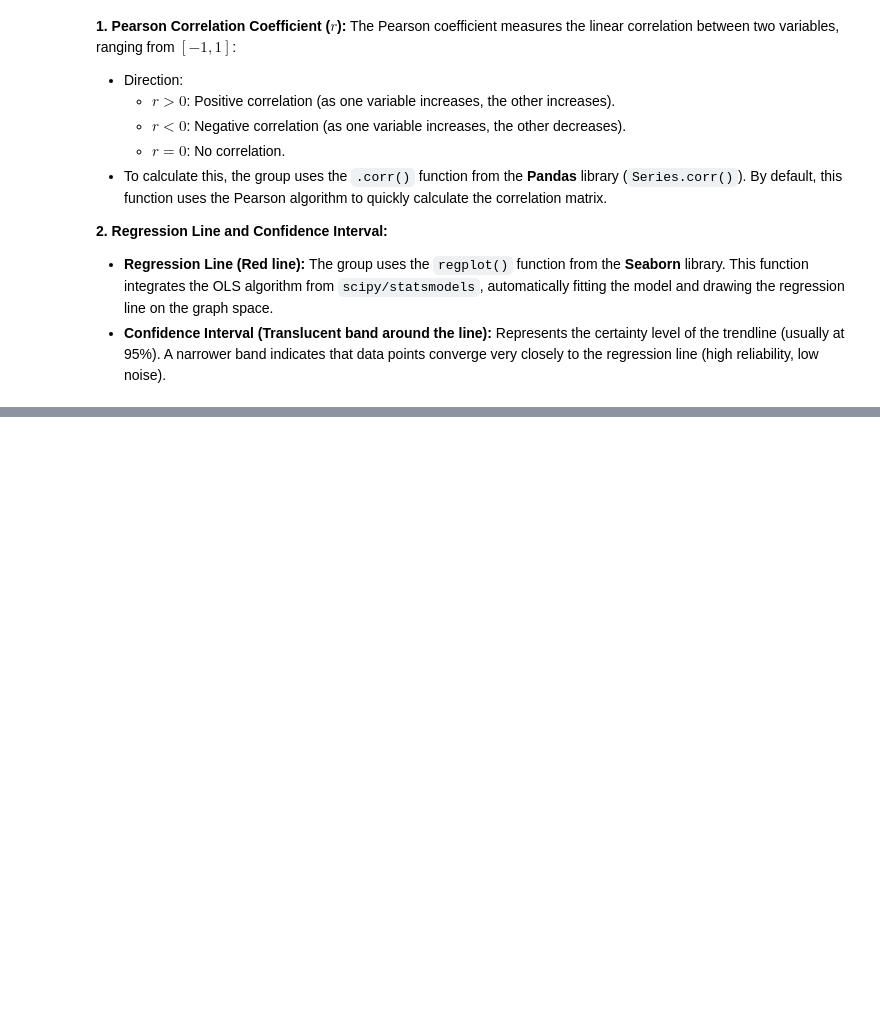
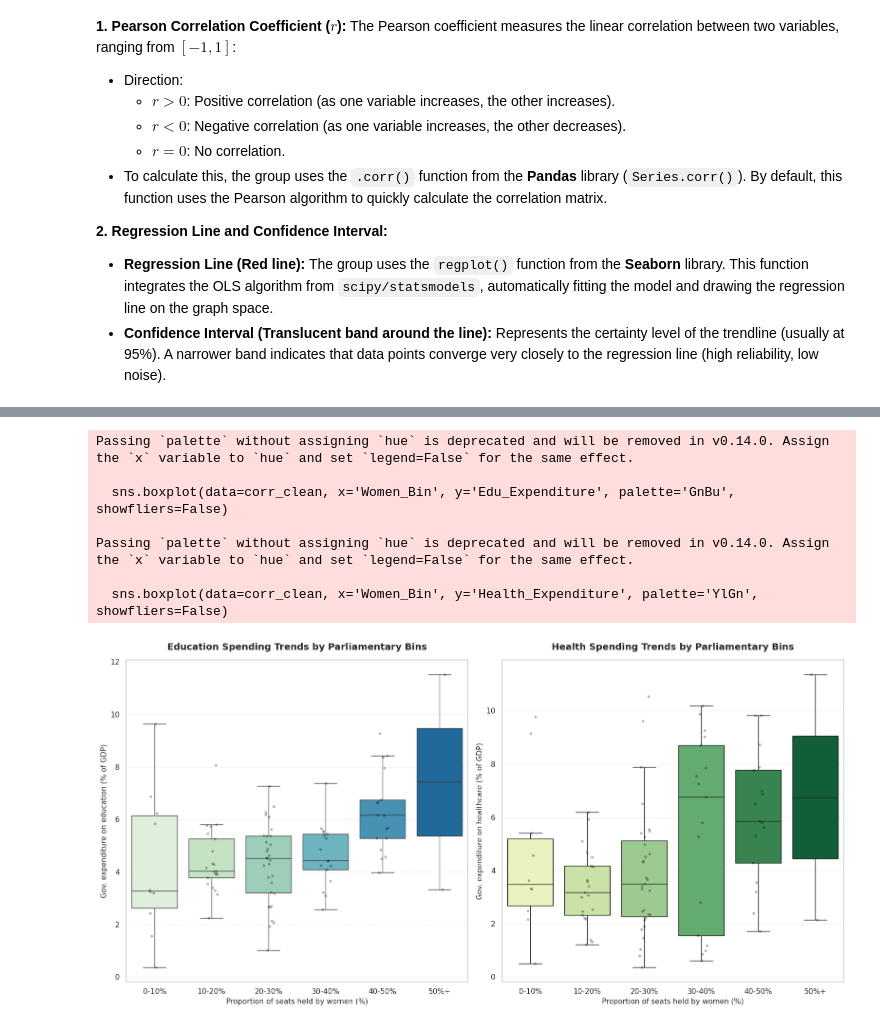
Before and after one commit to n3sfan/DataVis-Lab2, a Jupyter notebook: Notebook/ak_eng.ipynb, the cells around one changed output, grey strips where cells are left out. Drawn from its saved outputs; the diff is of its cells as text; code cells hidden in the pictures; blank space fills up the shorter version.

```diff
--- a/Notebook/ak_eng.ipynb
+++ b/Notebook/ak_eng.ipynb
@@ -437,3 +431,45 @@ plt.show()
+# %%
+# === CHART 2.1: BINNED BOX PLOTS (DYNAMIZING CORRELATION) ===
+import matplotlib.pyplot as plt
+import seaborn as sns
+import pandas as pd
+
+# Binning 'Women_in_Parliament' into 10% ranges (0-10, 10-20, ..., 50%+)
+bins = [0, 10, 20, 30, 40, 50, 100]
+labels = ['0-10%', '10-20%', '20-30%', '30-40%', '40-50%', '50%+']
+corr_clean['Women_Bin'] = pd.cut(corr_clean['Women_in_Parliament'], bins=bins, labels=labels)
+
+plt.figure(figsize=(16, 8))
+
+# Plot 1: Education Expenditure Distribution by Bin
+plt.subplot(1, 2, 1)
+sns.boxplot(data=corr_clean, x='Women_Bin', y='Edu_Expenditure', palette='GnBu', showfliers=False)
+sns.stripplot(data=corr_clean, x='Women_Bin', y='Edu_Expenditure', color='black', alpha=0.3, size=4, jitter=True)
+plt.title('Education Spending Trends by Parliamentary Bins', fontsize=14, fontweight='bold', pad=15)
+plt.xlabel('Proportion of seats held by women (%)', fontsize=11)
+plt.ylabel('Gov. expenditure on education (% of GDP)', fontsize=11)
+plt.grid(axis='y', linestyle='--', alpha=0.4)
+
+# Plot 2: Healthcare Expenditure Distribution by Bin
+plt.subplot(1, 2, 2)
+sns.boxplot(data=corr_clean, x='Women_Bin', y='Health_Expenditure', palette='YlGn', showfliers=False)
+sns.stripplot(data=corr_clean, x='Women_Bin', y='Health_Expenditure', color='black', alpha=0.3, size=4, jitter=True)
+plt.title('Health Spending Trends by Parliamentary Bins', fontsize=14, fontweight='bold', pad=15)
+plt.xlabel('Proportion of seats held by women (%)', fontsize=11)
+plt.ylabel('Gov. expenditure on healthcare (% of GDP)', fontsize=11)
+plt.grid(axis='y', linestyle='--', alpha=0.4)
+
+plt.tight_layout()
+plt.show()
+# %% [output]
+Passing `palette` without assigning `hue` is deprecated and will be removed in v0.14.0. Assign the `x` variable to `hue` and set `legend=False` for the same effect.
+
+  sns.boxplot(data=corr_clean, x='Women_Bin', y='Edu_Expenditure', palette='GnBu', showfliers=False)
+
+Passing `palette` without assigning `hue` is deprecated and will be removed in v0.14.0. Assign the `x` variable to `hue` and set `legend=False` for the same effect.
+
+  sns.boxplot(data=corr_clean, x='Women_Bin', y='Health_Expenditure', palette='YlGn', showfliers=False)
+[figure, added]
 # %% [markdown]
 Based on the 2 scatter plots and regression lines (red) above, our group extracts the following analysis:
 * Both plots feature an upward-sloping trendline, and the Pearson coefficients are positive (0.37 and 0.33, respectively), meaning **a positive correlation trend exists**. This initially reinforces the hypothesis: *The higher the proportion of women holding seats in Parliament/National Assembly, the higher the tendency for the national budget allocation (% of GDP) towards social welfare (education and health) to increase.*
```
Also changed, not shown: parts of 3 cells of this notebook, 1 other file.
